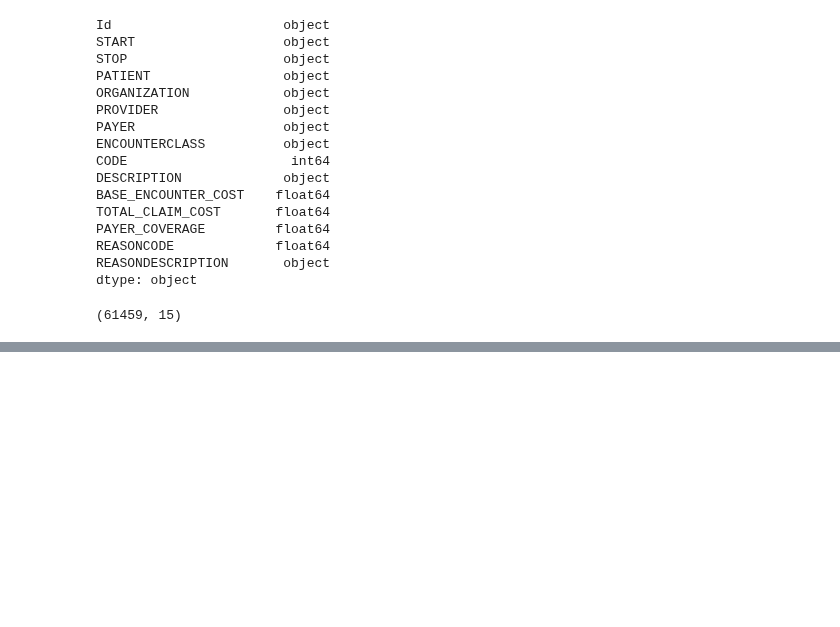
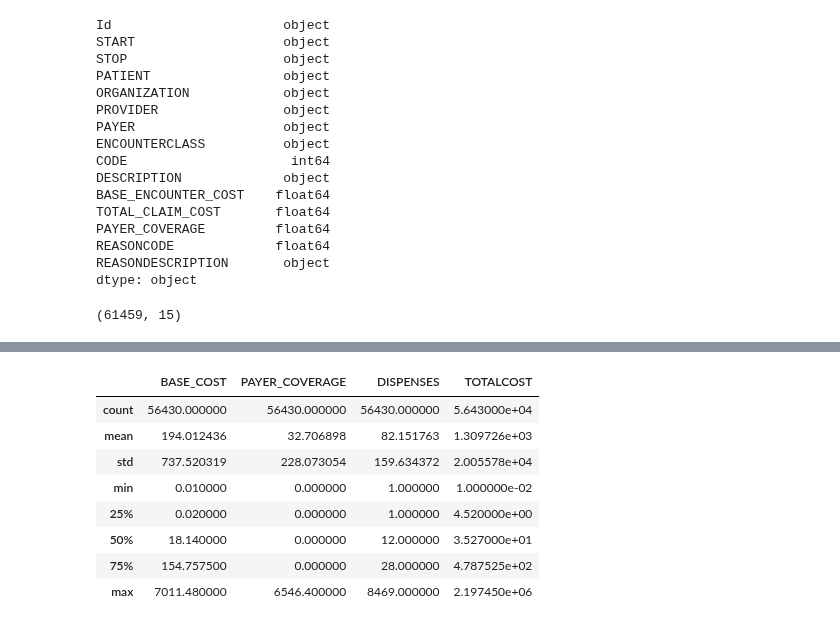
Before and after one commit to Orthologues/VAEQL_plus_Imputation, a Jupyter notebook: data_exploration.ipynb, the cells around one changed output, grey strips where cells are left out. Drawn from its saved outputs; the diff is of its cells as text; code cells hidden in the pictures; blank space fills up the shorter version.

```diff
--- a/data_exploration.ipynb
+++ b/data_exploration.ipynb
@@ -1305,0 +1397,3 @@ synthea_1k_encounters_df
+# %%
+synthea_1k_medications_df = pd.read_csv("Synthea_data/synthea_sample_data_csv_1K_nov2021/medications.csv")
+synthea_1k_medications_df.dtypes
@@ -1305,0 +1417,3 @@ synthea_1k_encounters_df
+# %%
+synthea_1k_medications_df.CODE = synthea_1k_medications_df.CODE.astype("category")
+synthea_1k_medications_df.REASONCODE = synthea_1k_medications_df.REASONCODE.astype("category")
@@ -1305,0 +1431,12 @@ synthea_1k_encounters_df
+# %%
+synthea_1k_medications_df.describe()
+# %% [output]
+|  | BASE_COST | PAYER_COVERAGE | DISPENSES | TOTALCOST |
+| count | 56430.000000 | 56430.000000 | 56430.000000 | 5.643000e+04 |
+| mean | 194.012436 | 32.706898 | 82.151763 | 1.309726e+03 |
+| std | 737.520319 | 228.073054 | 159.634372 | 2.005578e+04 |
+| min | 0.010000 | 0.000000 | 1.000000 | 1.000000e-02 |
+| 25% | 0.020000 | 0.000000 | 1.000000 | 4.520000e+00 |
+| 50% | 18.140000 | 0.000000 | 12.000000 | 3.527000e+01 |
+| 75% | 154.757500 | 0.000000 | 28.000000 | 4.787525e+02 |
+| max | 7011.480000 | 6546.400000 | 8469.000000 | 2.197450e+06 |
```
Also changed, not shown: parts of 51 cells of this notebook.
